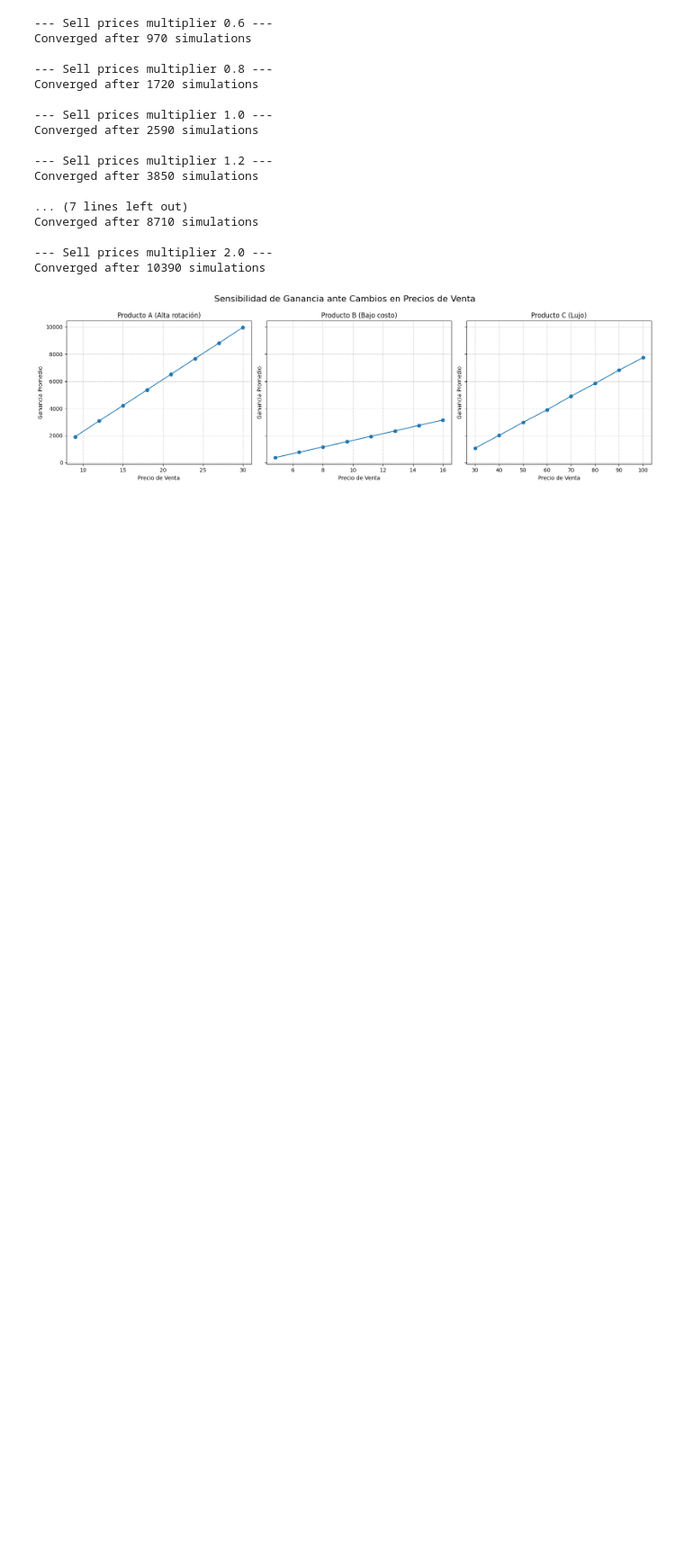
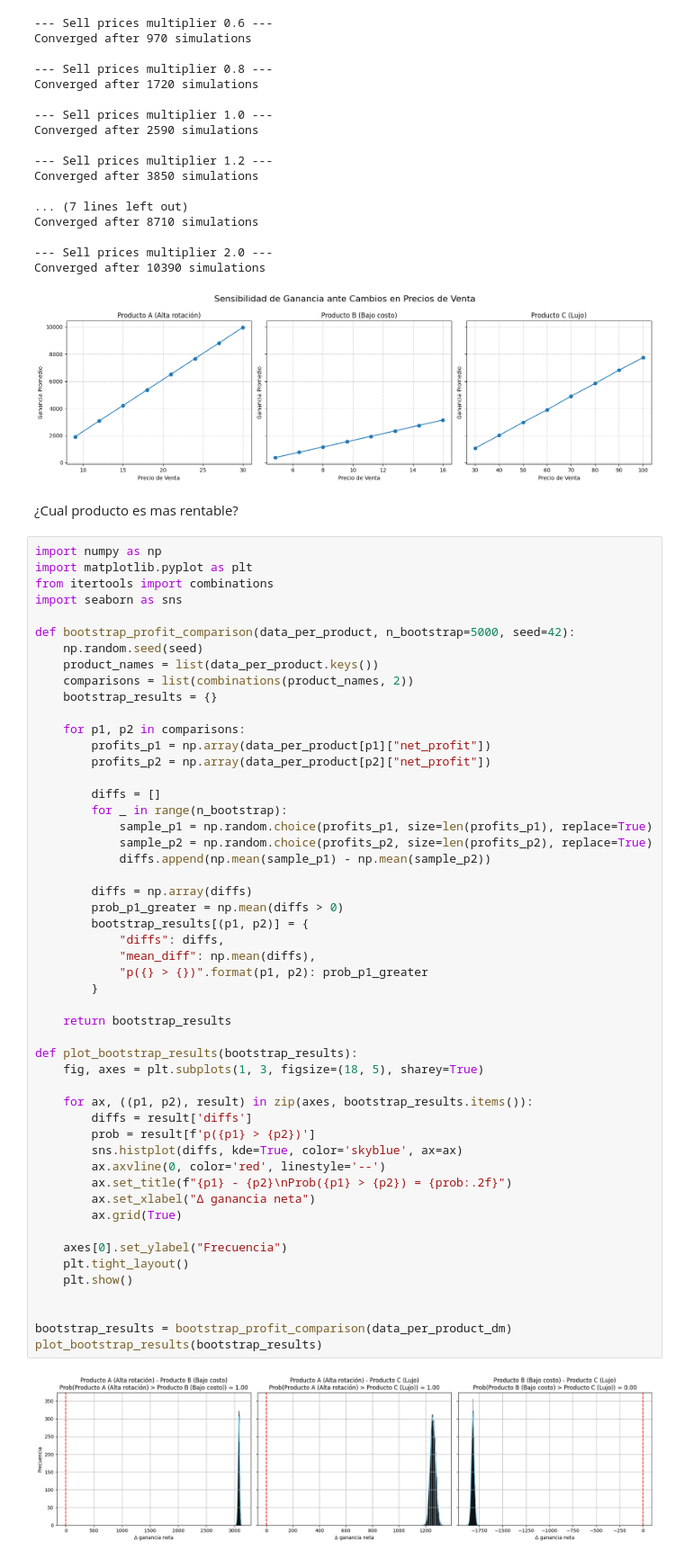
Before and after one commit to gaboCiber/Inventory_Stock, a Jupyter notebook: inventory2.ipynb, the cells around one changed output. Shown: that part at 90% size. Cells and saved outputs as stored; diff of their text form; blank space fills up the shorter version.

```diff
--- a/inventory2.ipynb
+++ b/inventory2.ipynb
@@ -516,3 +516,58 @@ Converged after 8710 simulations
 --- Sell prices multiplier 2.0 ---
 Converged after 10390 simulations
 [figure]
+# %% [markdown]
+¿Cual producto es mas rentable?
+# %%
+import numpy as np
+import matplotlib.pyplot as plt
+from itertools import combinations
+import seaborn as sns
+
+def bootstrap_profit_comparison(data_per_product, n_bootstrap=5000, seed=42):
+    np.random.seed(seed)
+    product_names = list(data_per_product.keys())
+    comparisons = list(combinations(product_names, 2))
+    bootstrap_results = {}
+
+    for p1, p2 in comparisons:
+        profits_p1 = np.array(data_per_product[p1]["net_profit"])
+        profits_p2 = np.array(data_per_product[p2]["net_profit"])
+
+        diffs = []
+        for _ in range(n_bootstrap):
+            sample_p1 = np.random.choice(profits_p1, size=len(profits_p1), replace=True)
+            sample_p2 = np.random.choice(profits_p2, size=len(profits_p2), replace=True)
+            diffs.append(np.mean(sample_p1) - np.mean(sample_p2))
+
+        diffs = np.array(diffs)
+        prob_p1_greater = np.mean(diffs > 0)
+        bootstrap_results[(p1, p2)] = {
+            "diffs": diffs,
+            "mean_diff": np.mean(diffs),
+            "p({} > {})".format(p1, p2): prob_p1_greater
+        }
+
+    return bootstrap_results
+
+def plot_bootstrap_results(bootstrap_results):
+    fig, axes = plt.subplots(1, 3, figsize=(18, 5), sharey=True)
+
+    for ax, ((p1, p2), result) in zip(axes, bootstrap_results.items()):
+        diffs = result['diffs']
+        prob = result[f'p({p1} > {p2})']
+        sns.histplot(diffs, kde=True, color='skyblue', ax=ax)
+        ax.axvline(0, color='red', linestyle='--')
+        ax.set_title(f"{p1} - {p2}\nProb({p1} > {p2}) = {prob:.2f}")
+        ax.set_xlabel("Δ ganancia neta")
+        ax.grid(True)
+
+    axes[0].set_ylabel("Frecuencia")
+    plt.tight_layout()
+    plt.show()
+
+
+bootstrap_results = bootstrap_profit_comparison(data_per_product_dm)
+plot_bootstrap_results(bootstrap_results)
+# %% [output]
+[figure, added]
```
Also changed, not shown: parts of 10 cells of this notebook, 15 other files.
